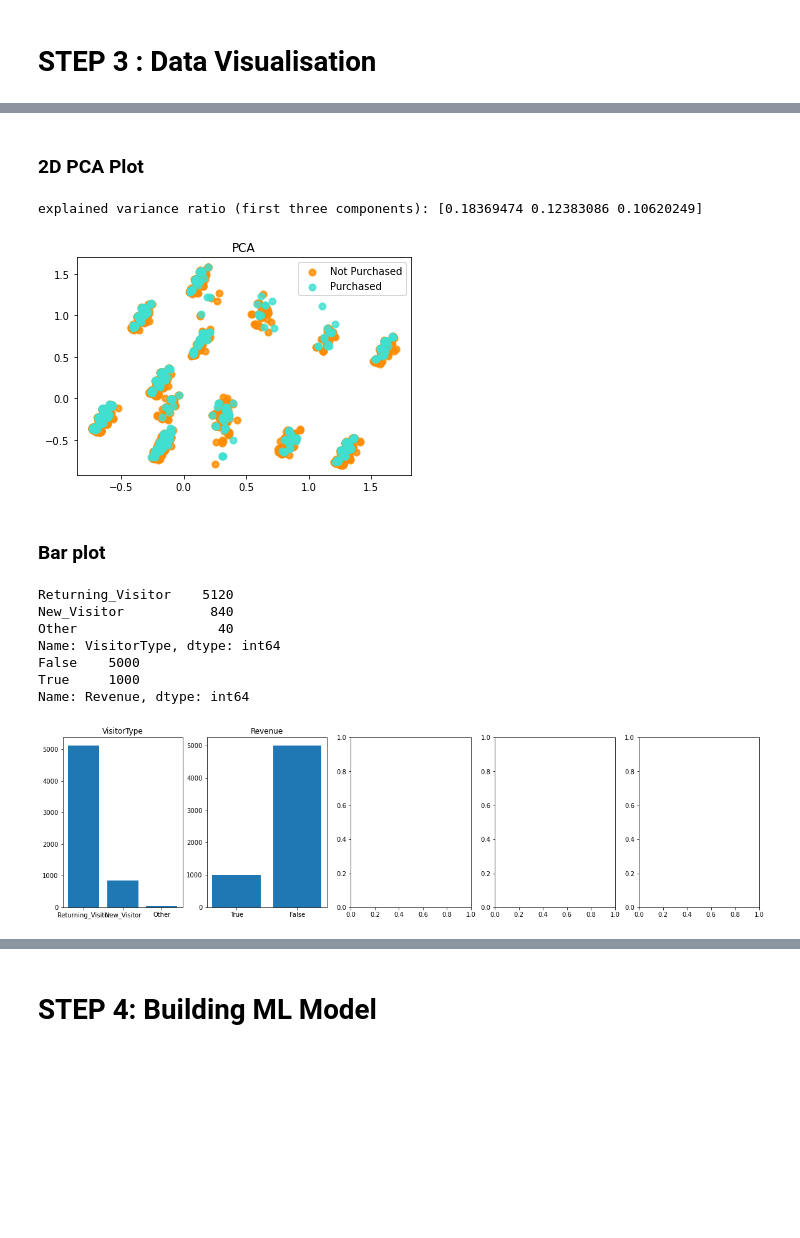
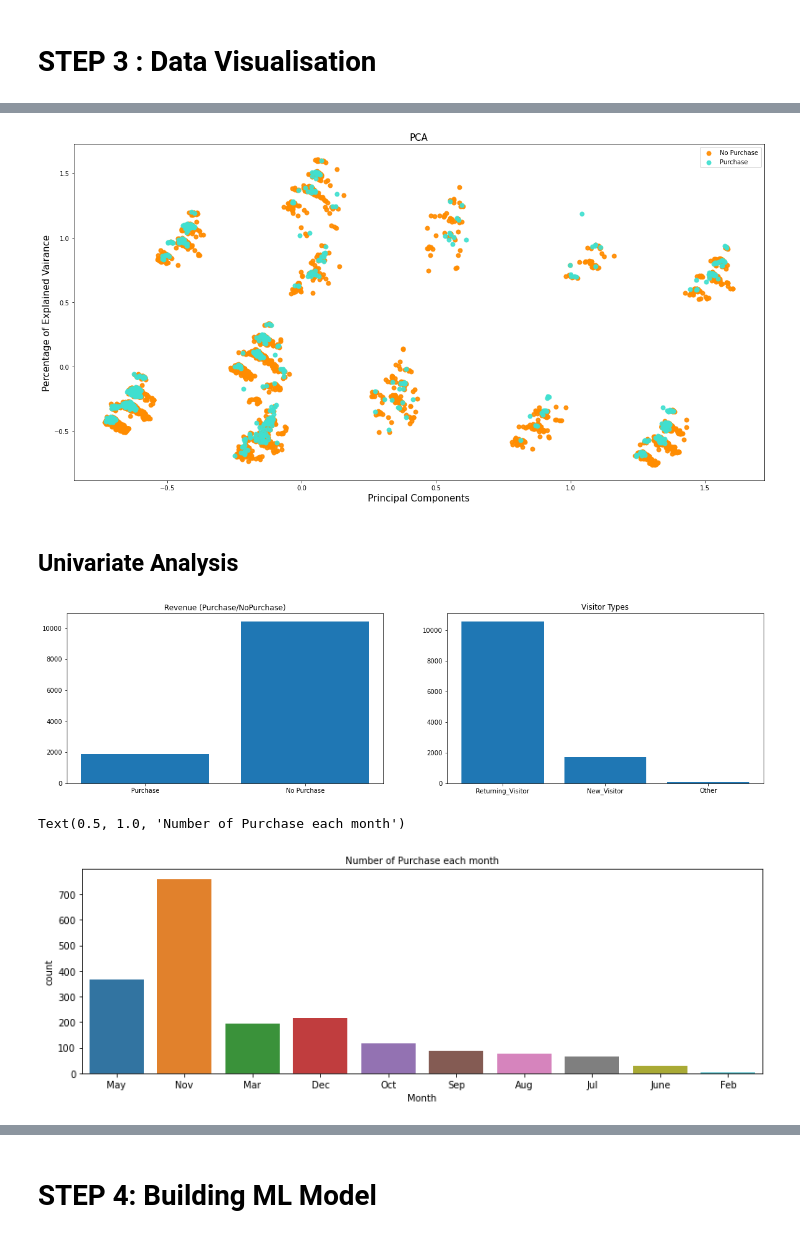
Before and after one commit to kevinlim-fr/Superv_Bin_Class-Online_Shoppers_Purchasing_Intention, a Jupyter notebook: FinalProject-SK1.ipynb, the cells around one changed output, grey strips where cells are left out. Drawn from its saved outputs; the diff is of its cells as text; code cells hidden in the pictures; blank space fills up the shorter version.

```diff
--- a/FinalProject-SK1.ipynb
+++ b/FinalProject-SK1.ipynb
@@ -111,20 +128,15 @@ visu_p.describe()
 # %%
-from sklearn import decomposition
-from sklearn.decomposition import PCA
-import numpy as np
-import matplotlib.pyplot as plt
-from mpl_toolkits.mplot3d import Axes3D
-
 #Showing the first 20 most important axes
 pca = PCA(n_components=20)
-
 X_train_pca = pca.fit_transform(X_train)
 per_var = np.round(pca.explained_variance_ratio_*100,decimals=1)
 labels = [str(x) for x in range(1,len(per_var)+1)]
+plt.rcParams['figure.figsize'] = (20, 10)
+font=20
 plt.bar(x=range(1,len(per_var)+1),height=per_var)
 plt.tick_params(axis='x',which='both',bottom=False,top=False,labelbottom=False)
-plt.ylabel('Percentage of Explained Vairance')
-plt.xlabel('Principal Components')
-plt.title('Scree Plot')
+plt.ylabel('Percentage of Explained Vairance', fontsize = font)
+plt.xlabel('Principal Components', fontsize = font)
+plt.title('Scree Plot', fontsize = font)
 plt.show()
 # %% [output]
@@ -175,53 +146,53 @@ explained variance ratio (first three components): [0.18369474 0.12383086 0.1062
-# %% [markdown]
-### 2D PCA Plot
 # %%
 X_r = pca.fit(X_train).transform(X_train)
 
-# Percentage of variance explained for each components
-print('explained variance ratio (first three components): %s'
-      % str(pca.explained_variance_ratio_))
+plt.figure()
 
-plt.figure()
 colors = ['darkorange', 'turquoise']
 lw = 2
 
-target_names= ["Not Purchased","Purchased"]
+target_names= ["No Purchase","Purchase"]
 
 for color, i, target_name in zip(colors, [0, 1], target_names):
-    plt.scatter(X_r[y_train == i, 0], X_r[y_train == i, 1], color=color, alpha=.8, lw=lw,
+    plt.scatter(X_r[y_train == i, 0], X_r[y_train == i, 1], color=color, alpha=.9, lw=lw,
                 label=target_name)
+plt.rcParams['figure.figsize'] = (10, 5)
+font=15
 plt.legend(loc='best', shadow=False, scatterpoints=1)
-plt.title('PCA')
+plt.title('PCA',fontsize=font)
+plt.ylabel('Percentage of Explained Vairance',fontsize=font)
+plt.xlabel('Principal Components',fontsize=font)
 
 plt.show()
 # %% [output]
-explained variance ratio (first three components): [0.18369474 0.12383086 0.10620249]
-[figure, old version]
+[figure, new version]
-# %% [markdown]
-### Bar plot
+# %% [markdown]
+## Univariate Analysis
 # %%
-fig, axs = plt.subplots(1,5)
+fig, axs = plt.subplots(1,2)
 fig.set_size_inches(20,5)
 
-axs[0].set_title("VisitorType")
-print(dataset['VisitorType'].value_counts())
+#Visitor Types
+axs[1].set_title("Visitor Types")
 Vtype = ['Returning_Visitor','New_Visitor','Other']
-count_vtype = [dataset['VisitorType'].value_counts()['Returning_Visitor'],dataset['VisitorType'].value_counts()['New_Visitor'],dataset['VisitorType'].value_counts()['Other']]
-axs[0].bar(Vtype,count_vtype)
+count_vtype = [data['VisitorType'].value_counts()['Returning_Visitor'],
+               data['VisitorType'].value_counts()['New_Visitor'],
+               data['VisitorType'].value_counts()['Other']]
+axs[1].bar(Vtype,count_vtype)
 
-axs[1].set_title("Revenue")
-print(dataset['Revenue'].value_counts())
-TF = ["True","False"]
-TF_count = [dataset['Revenue'].value_counts()[True],dataset['Revenue'].value_counts()[False]]
-axs[1].bar(TF,TF_count)
+#Number of Purchased
+axs[0].set_title("Revenue (Purchase/NoPurchase)")
+TF = ["Purchase","No Purchase"]
+TF_count = [data['Revenue'].value_counts()[True],data['Revenue'].value_counts()[False]]
+axs[0].bar(TF,TF_count)
 
 plt.show()
 # %% [output]
-Returning_Visitor    5120
-New_Visitor           840
-Other                  40
-Name: VisitorType, dtype: int64
-False    5000
-True     1000
-Name: Revenue, dtype: int64
-[figure, old version]
+[figure, new version]
+# %%
+plt.figure(figsize=(13, 4))
+sns.countplot(dataset_p.Month.dropna(), order = data.Month.value_counts().index);
+plt.title('Number of Purchase each month', fontsize = 10)
+# %% [output]
+Text(0.5, 1.0, 'Number of Purchase each month')
+[figure, added]
```
Also changed, not shown: parts of 60 cells of this notebook, 5 other files.
